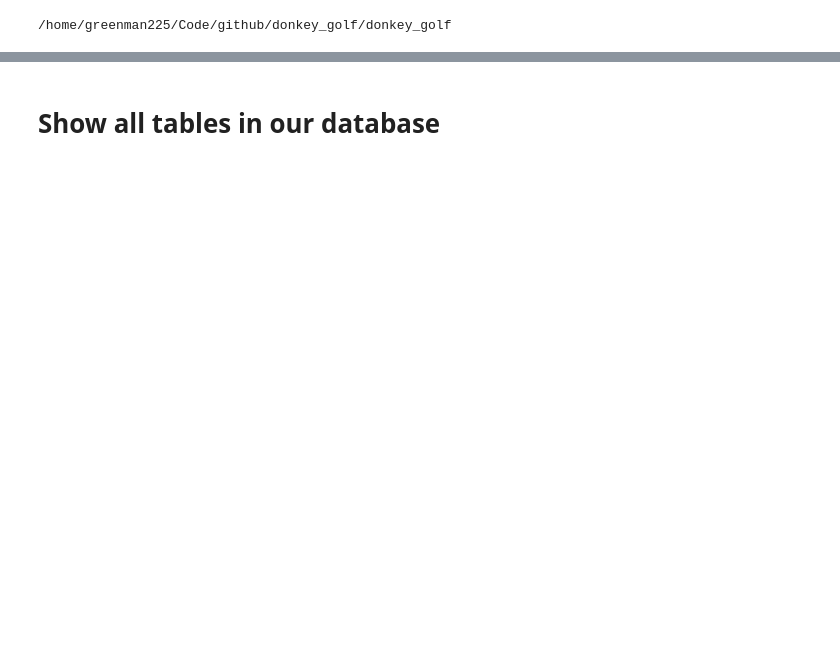
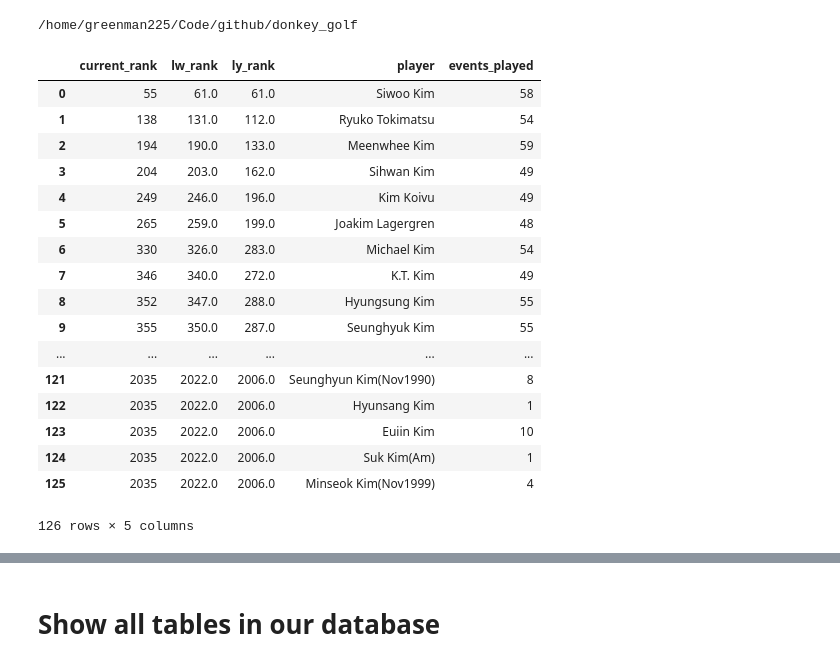
Before and after one commit to jbarton311/donkey_golf, a Jupyter notebook: jupyter_notebooks/data_scraping.ipynb, the cells around one changed output, grey strips where cells are left out. Cells and saved outputs as stored; diff of their text form; code cells hidden in the pictures; blank space fills up the shorter version.

Commit message:
World rankings incorporated into player draft

```diff
--- a/jupyter_notebooks/data_scraping.ipynb
+++ b/jupyter_notebooks/data_scraping.ipynb
@@ -2,6 +2,6 @@
 import sqlite3
 import pandas as pd
 # %%
-cd ../donkey_golf/
+cd ..
 # %% [output]
-/home/greenman225/Code/github/donkey_golf/donkey_golf
+/home/greenman225/Code/github/donkey_golf
@@ -7,0 +17,21 @@ cd ../donkey_golf/
+# %%
+du.run_sql("SELECT * FROM rankings WHERE player LIKE ('%Kim%')")
+# %% [output]
+|  | current_rank | lw_rank | ly_rank | player | events_played |
+| 0 | 55 | 61.0 | 61.0 | Siwoo Kim | 58 |
+| 1 | 138 | 131.0 | 112.0 | Ryuko Tokimatsu | 54 |
+| 2 | 194 | 190.0 | 133.0 | Meenwhee Kim | 59 |
+| 3 | 204 | 203.0 | 162.0 | Sihwan Kim | 49 |
+| 4 | 249 | 246.0 | 196.0 | Kim Koivu | 49 |
+| 5 | 265 | 259.0 | 199.0 | Joakim Lagergren | 48 |
+| 6 | 330 | 326.0 | 283.0 | Michael Kim | 54 |
+| 7 | 346 | 340.0 | 272.0 | K.T. Kim | 49 |
+| 8 | 352 | 347.0 | 288.0 | Hyungsung Kim | 55 |
+| 9 | 355 | 350.0 | 287.0 | Seunghyuk Kim | 55 |
+| ... | ... | ... | ... | ... | ... |
+| 121 | 2035 | 2022.0 | 2006.0 | Seunghyun Kim(Nov1990) | 8 |
+| 122 | 2035 | 2022.0 | 2006.0 | Hyunsang Kim | 1 |
+| 123 | 2035 | 2022.0 | 2006.0 | Euiin Kim | 10 |
+| 124 | 2035 | 2022.0 | 2006.0 | Suk Kim(Am) | 1 |
+| 125 | 2035 | 2022.0 | 2006.0 | Minseok Kim(Nov1999) | 4 |
+126 rows × 5 columns
```
Also changed, not shown: parts of 8 cells of this notebook, 5 other files.
